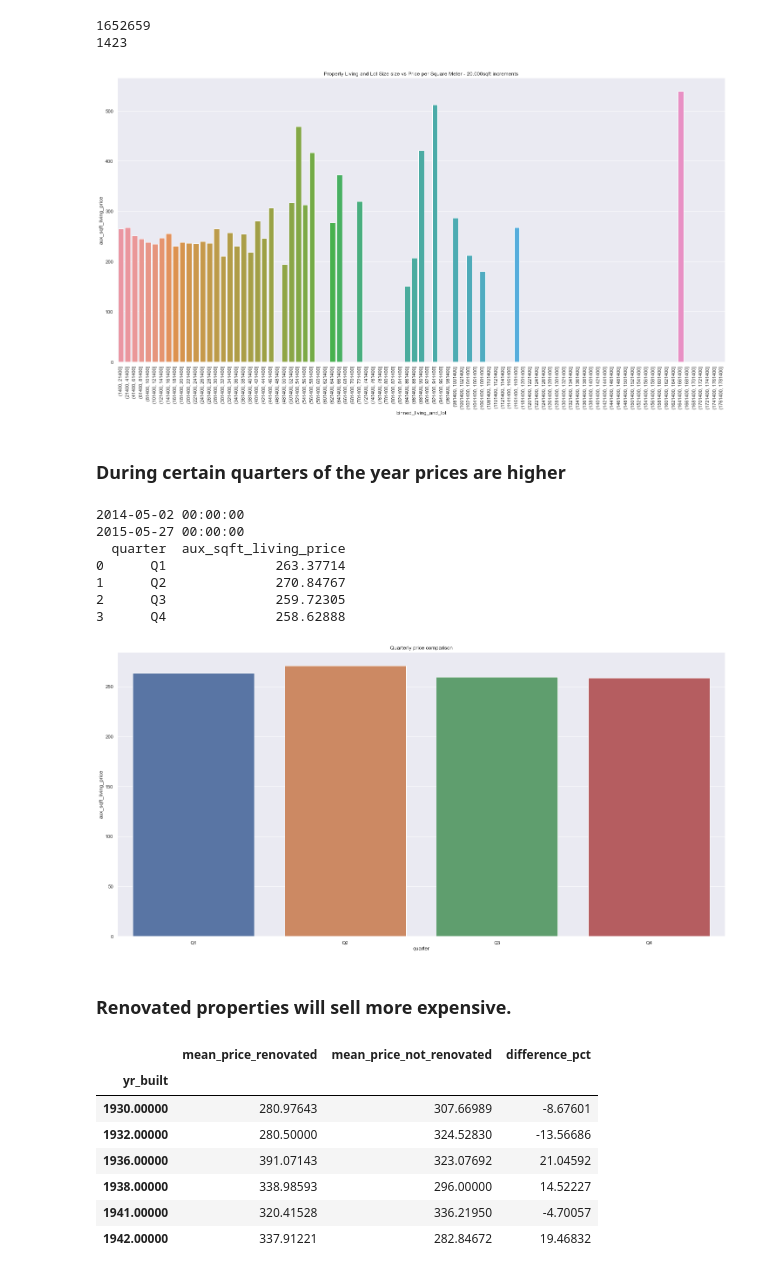
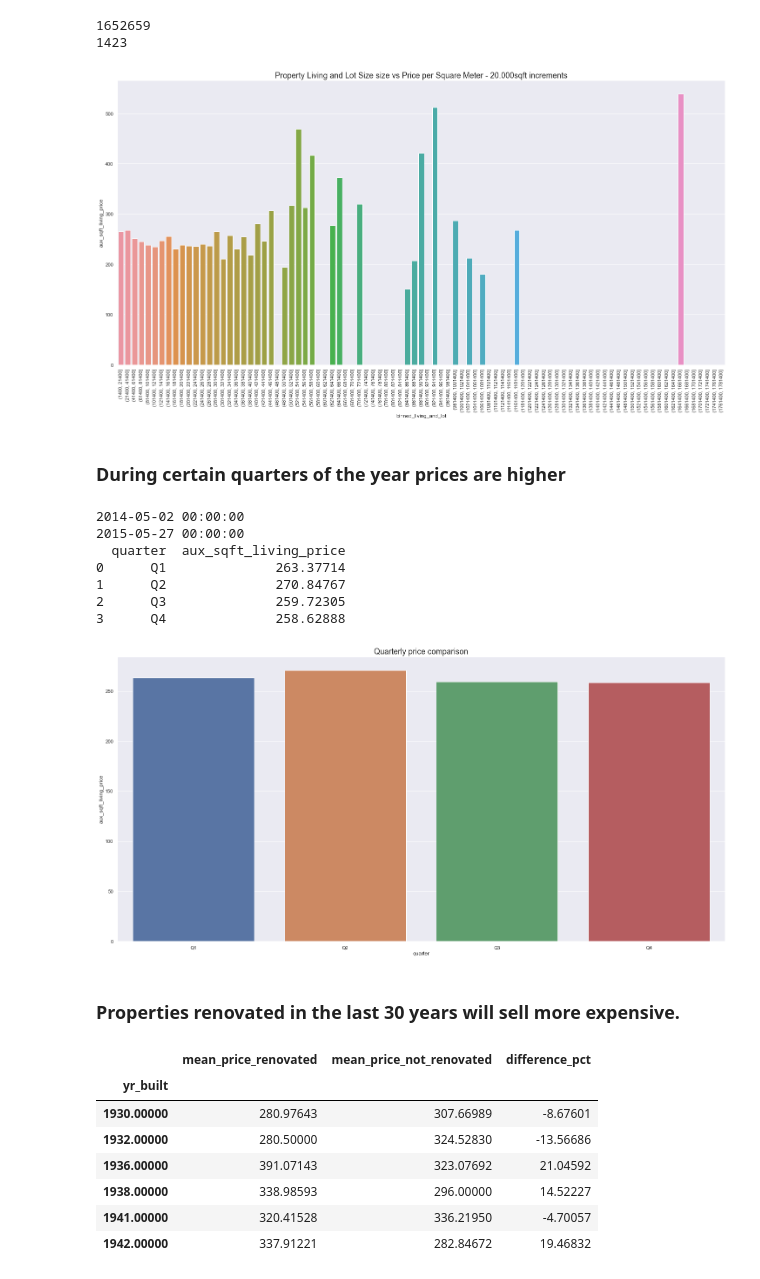
Before and after one commit to fusaa/house-dashboard, a Jupyter notebook: 0 - king county.ipynb, the cells around one changed output. Saved outputs shown, nothing was run; the diff lists cells and outputs as text; code cells hidden in the pictures.

```diff
--- a/0 - king county.ipynb
+++ b/0 - king county.ipynb
@@ -431,29 +432,29 @@ print(data['living_and_lot'].min())
 # %%
 # The larger the property + lot size, the cheaper the square foot
 
 # plt.subplot(1,2,1)
 # sns.regplot(x = 'living_and_lot', y = 'aux_sqft_living_price', data = data)
 # plt.ticklabel_format(style='plain', axis='x')
 # plt.subplot(1,2,2)
 # aux_corr = data[['living_and_lot','aux_sqft_living_price']]
 # sns.heatmap(aux_corr.corr(method = 'pearson'), annot = True)
 
 
 bins = list(range(1400,1800000,20000))
 data['binned_living_and_lot'] = pd.cut(data['living_and_lot'], bins=bins)
 
 data.head(20)
 
 bin_price_number_transactions = data[['price','binned_living_and_lot']].groupby('binned_living_and_lot').mean().reset_index()
 bin_price_number_transactions.rename(columns = {'price':'price_binned_living_and_lot'}, inplace = True)
 
 sns.barplot( x = 'binned_living_and_lot', y = 'aux_sqft_living_price', data = data, ci = False)
 plt.xticks(rotation = 90);
-plt.title('Property Living and Lot Size size vs Price per Square Meter - 20.000sqft increments');
+plt.title('Property Living and Lot Size size vs Price per Square Meter - 20.000sqft increments',fontsize = 18);
 
 # To answer this the dataset has been sliced in 20.000 sqft increaments for the computated area, according to the graph and the presence of outliers this hypothesis has become unconclusive. So can´t be validated using the whole of the dataset.
 # %% [output]
-[figure, old version]
+[figure, new version]
 # %% [markdown]
 ### During certain quarters of the year prices are higher
 # %%
@@ -484,7 +485,7 @@ aux_month_average_sales_quarter
 
 print(aux_month_average_sales_quarter)
 sns.barplot( x = 'quarter', y = 'aux_sqft_living_price', data =aux_month_average_sales_quarter )
-plt.title('Quarterly price comparison');
+plt.title('Quarterly price comparison', fontsize = 18);
 
 # The dataset comprehends only one year, so it makes it hard to come to a conclusion. Worth mentioning the graph for the specific period the data is available shows no significant difference between quarters.
 # %% [output]
@@ -495,9 +496,9 @@ plt.title('Quarterly price comparison');
 1      Q2              270.84767
 2      Q3              259.72305
 3      Q4              258.62888
-[figure, old version]
+[figure, new version]
 # %% [markdown]
-###  Renovated properties will sell more expensive.
+###  Properties renovated in the last 30 years will sell more expensive.
 # %%
 # BUILDING A TABLE FOR COMPARISON YEAR RENOVATED(minumum 30 y renovated) AND YEAR OF CONNSTRUCTION
 
```
Also changed, not shown: parts of 34 cells of this notebook.
